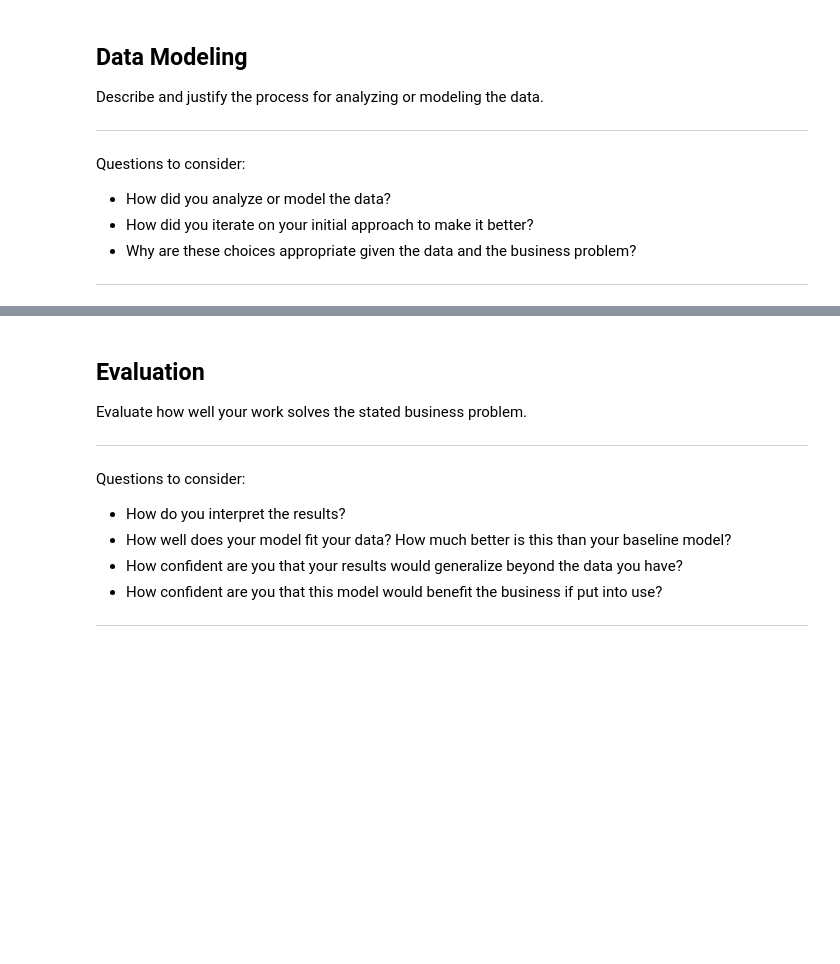
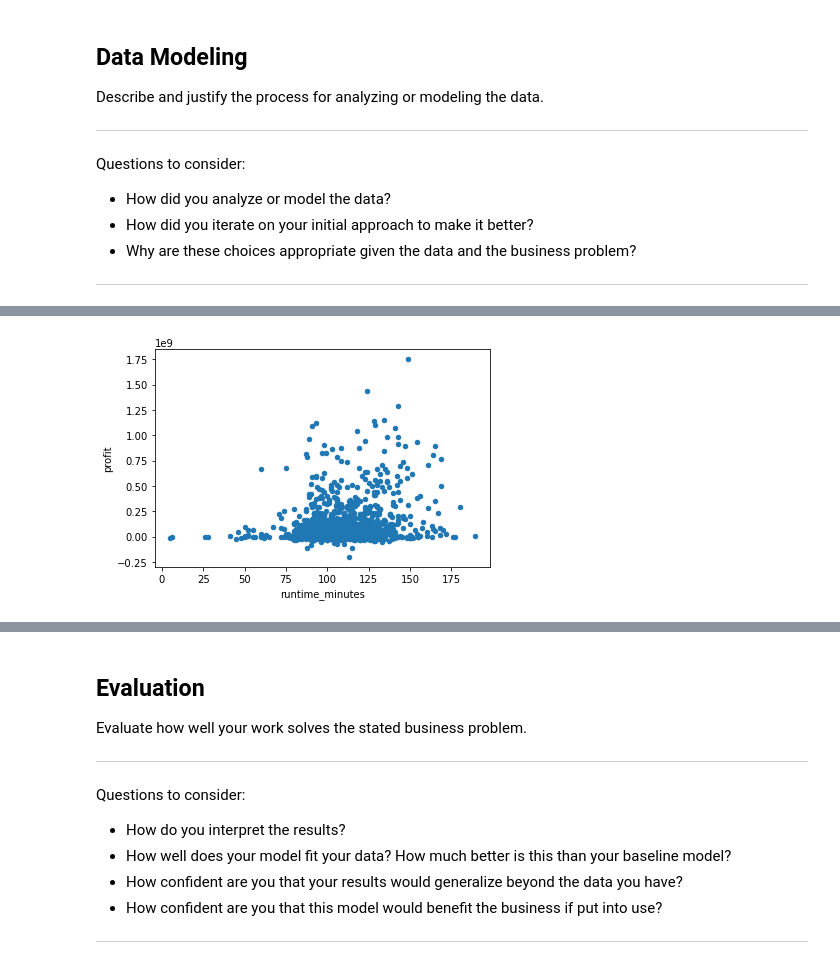
Before and after one commit to ZenBurrito/Phase-1Project, a Jupyter notebook: Movie-Studio-Project.ipynb, the cells around one changed output, grey strips where cells are left out. Drawn from its saved outputs; the diff is of its cells as text; code cells hidden in the pictures; blank space fills up the shorter version.

```diff
--- a/Movie-Studio-Project.ipynb
+++ b/Movie-Studio-Project.ipynb
@@ -346,0 +435,4 @@ Questions to consider:
+# %%
+df_merge_final.plot.scatter('runtime_minutes', 'profit');
+# %% [output]
+[figure, added]
```
Also changed, not shown: parts of 18 cells of this notebook.
